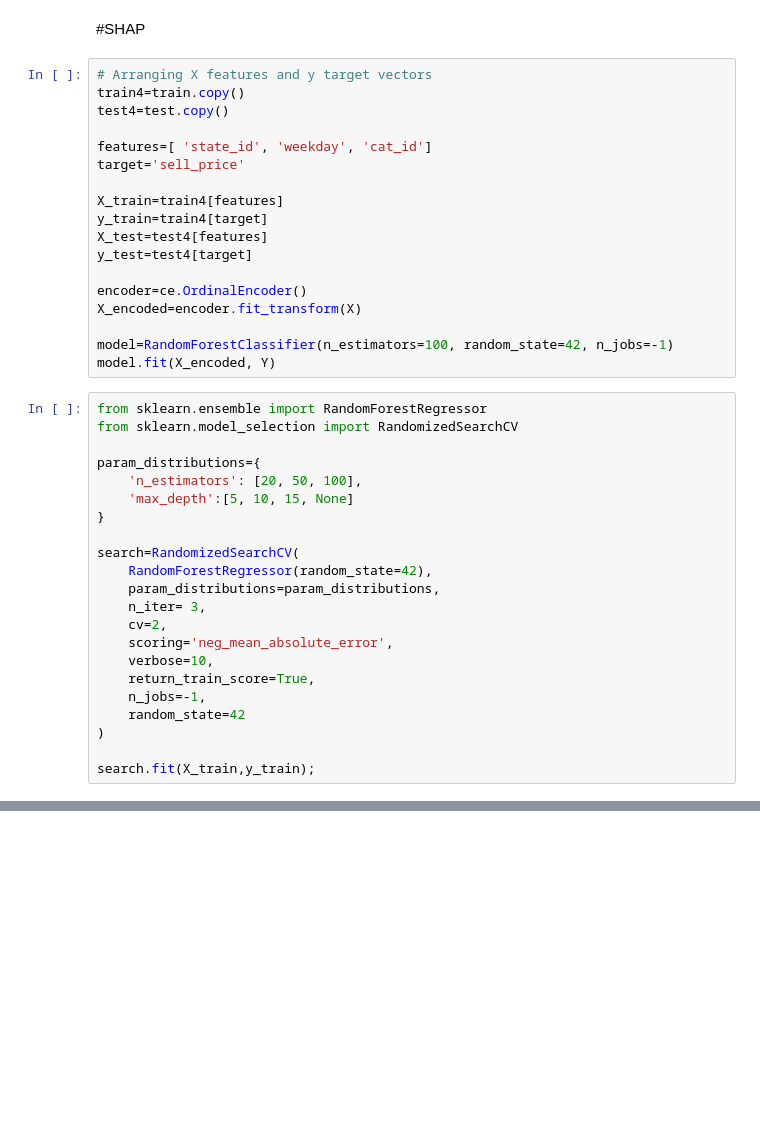
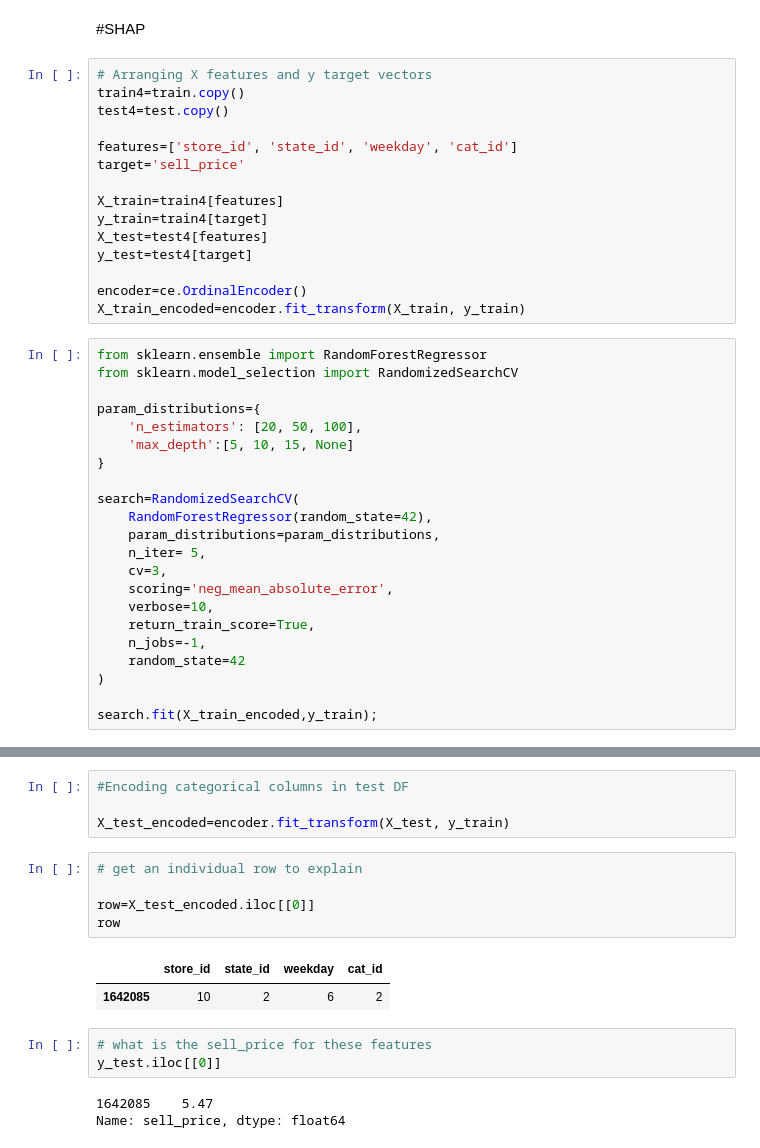
Before and after one commit to JenBanks8585/DS-Unit-2-Applied-Modeling, a Jupyter notebook: Jen_Banks_Walmart_project_on_Collab.ipynb, the cells around one changed output, grey strips where cells are left out. Cells and saved outputs as stored; diff of their text form; blank space fills up the shorter version.

```diff
--- a/Jen_Banks_Walmart_project_on_Collab.ipynb
+++ b/Jen_Banks_Walmart_project_on_Collab.ipynb
@@ -1053,7 +1053,7 @@ Text(0.5, 1.0, 'Partial Dependence on Walmart categories on state_id and Weekday
 train4=train.copy()
 test4=test.copy()
 
-features=[ 'state_id', 'weekday', 'cat_id']
+features=['store_id', 'state_id', 'weekday', 'cat_id']
 target='sell_price'
 
 X_train=train4[features]
@@ -1062,10 +1062,7 @@ X_test=test4[features]
 y_test=test4[target]
 
 encoder=ce.OrdinalEncoder()
-X_encoded=encoder.fit_transform(X)
-
-model=RandomForestClassifier(n_estimators=100, random_state=42, n_jobs=-1)
-model.fit(X_encoded, Y)
+X_train_encoded=encoder.fit_transform(X_train, y_train)
 # %%
 from sklearn.ensemble import RandomForestRegressor
 from sklearn.model_selection import RandomizedSearchCV
@@ -1078,8 +1075,8 @@ param_distributions={
 search=RandomizedSearchCV(
     RandomForestRegressor(random_state=42),
     param_distributions=param_distributions,
-    n_iter= 3,
-    cv=2,
+    n_iter= 5,
+    cv=3,
     scoring='neg_mean_absolute_error',
     verbose=10,
     return_train_score=True,
@@ -1087,4 +1084,4 @@ search=RandomizedSearchCV(
     random_state=42
 )
 
-search.fit(X_train,y_train);
+search.fit(X_train_encoded,y_train);
@@ -1090,0 +1102,18 @@ search.fit(X_train,y_train);
+# %%
+#Encoding categorical columns in test DF
+
+X_test_encoded=encoder.fit_transform(X_test, y_train)
+# %%
+# get an individual row to explain
+
+row=X_test_encoded.iloc[[0]]
+row
+# %% [output]
+|  | store_id | state_id | weekday | cat_id |
+| 1642085 | 10 | 2 | 6 | 2 |
+# %%
+# what is the sell_price for these features
+y_test.iloc[[0]]
+# %% [output]
+1642085    5.47
+Name: sell_price, dtype: float64
```
Also changed, not shown: parts of 10 cells of this notebook.
